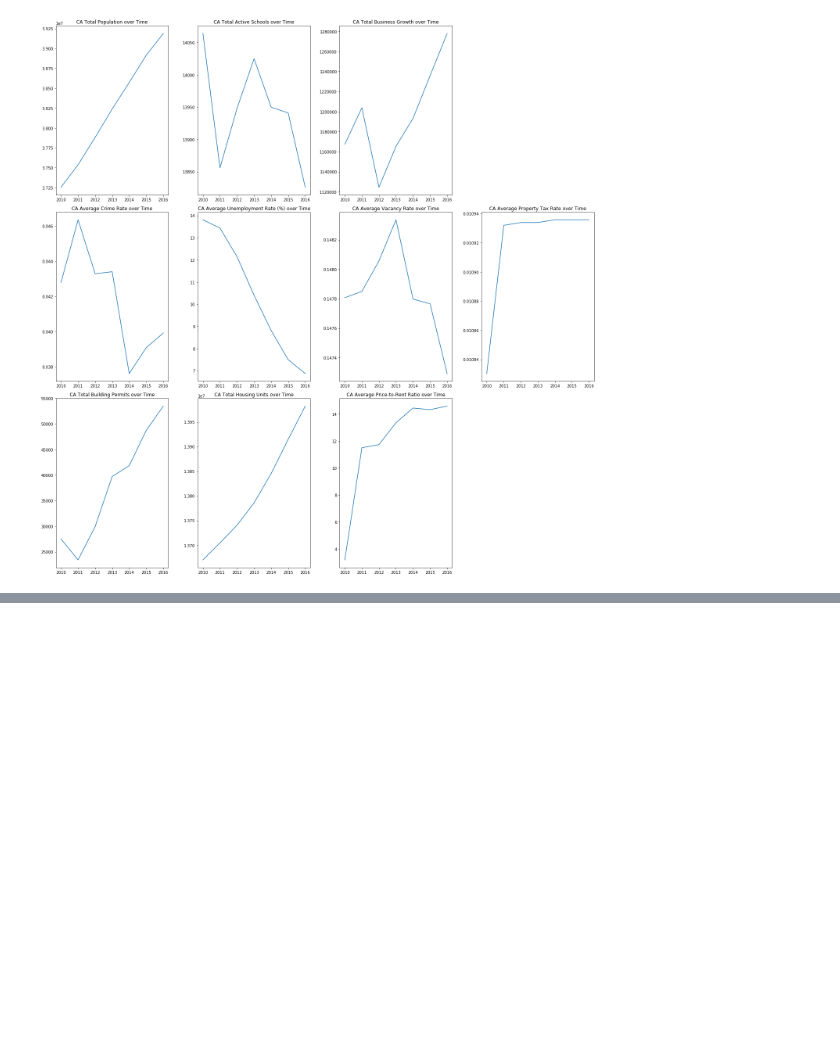
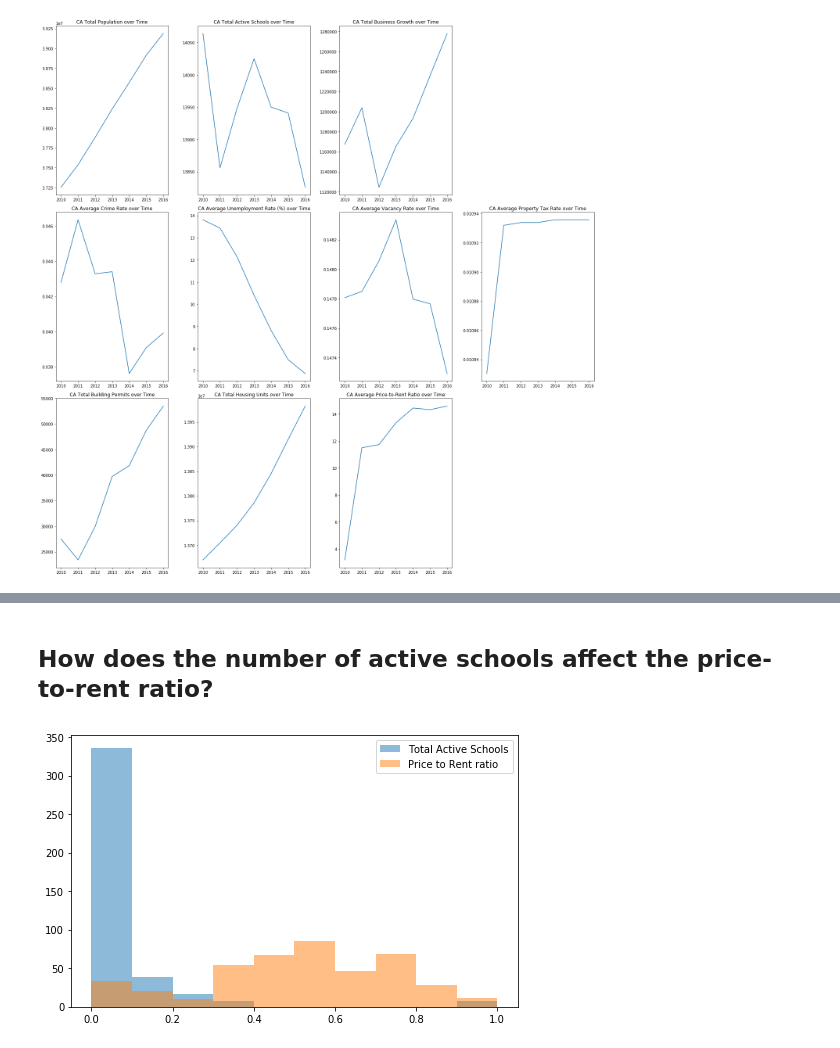
Before and after one commit to GlennSG/CA-Real-Estate-Market-Analysis, a Jupyter notebook: CA-Files/California Market Price-to-Rent Analysis (updated version).ipynb, the cells around one changed output, grey strips where cells are left out. Cells and saved outputs as stored; diff of their text form; code cells hidden in the pictures; blank space fills up the shorter version.

```diff
--- a/CA-Files/California Market Price-to-Rent Analysis (updated version).ipynb
+++ b/CA-Files/California Market Price-to-Rent Analysis (updated version).ipynb
@@ -758,0 +779,9 @@ See the caveats in the documentation: http://pandas.pydata.org/pandas-docs/stabl
+# %% [markdown]
+## How does the number of active schools affect the price-to-rent ratio?
+# %%
+comp_sch = sch_freq["value"]
+sch_norm = normalize_data(comp_sch)
+
+graph_plots(sch_norm,"Total Active Schools",pr_norm,"Price to Rent ratio")
+# %% [output]
+[figure, added]
```
Also changed, not shown: parts of 31 cells of this notebook.
